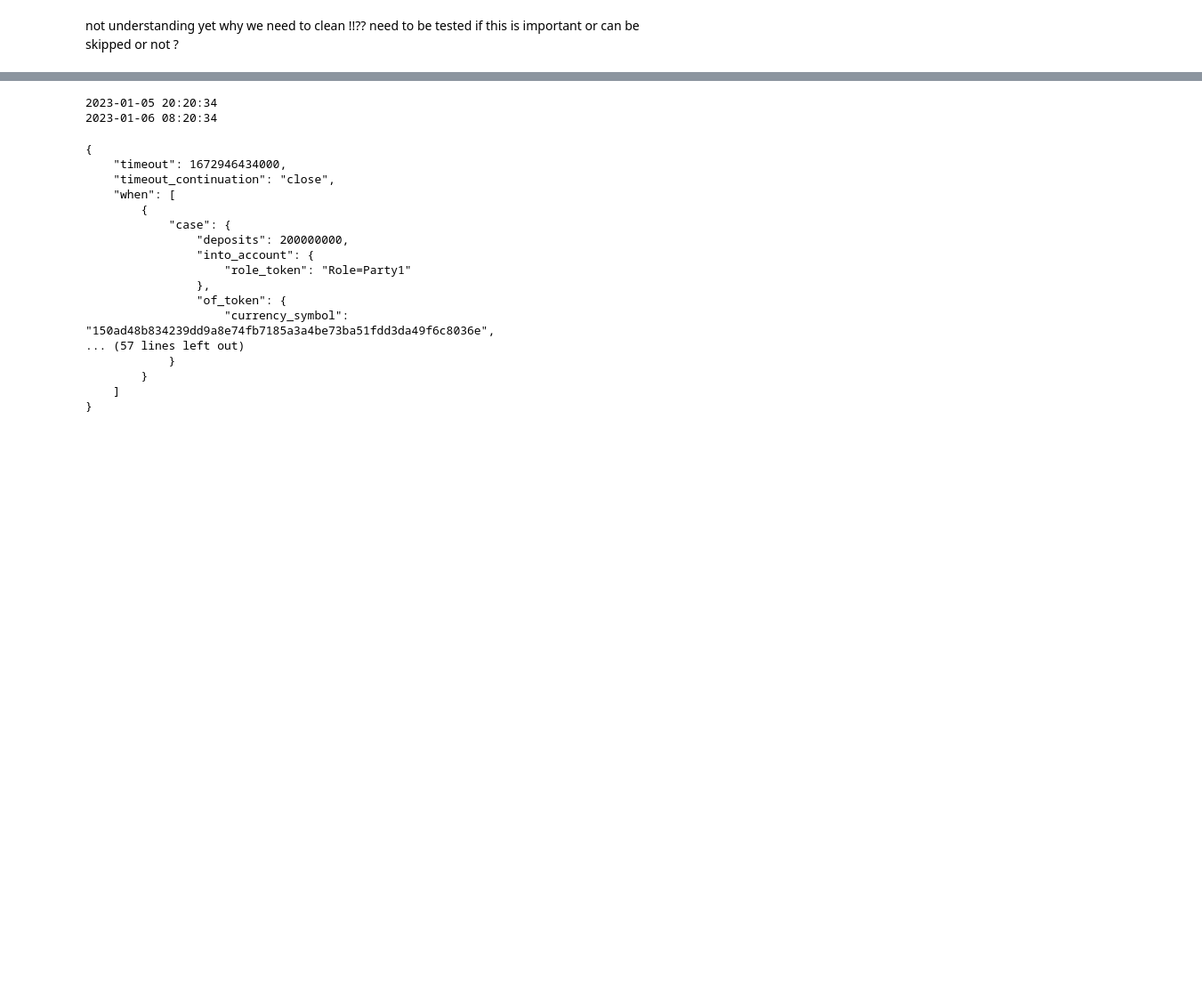
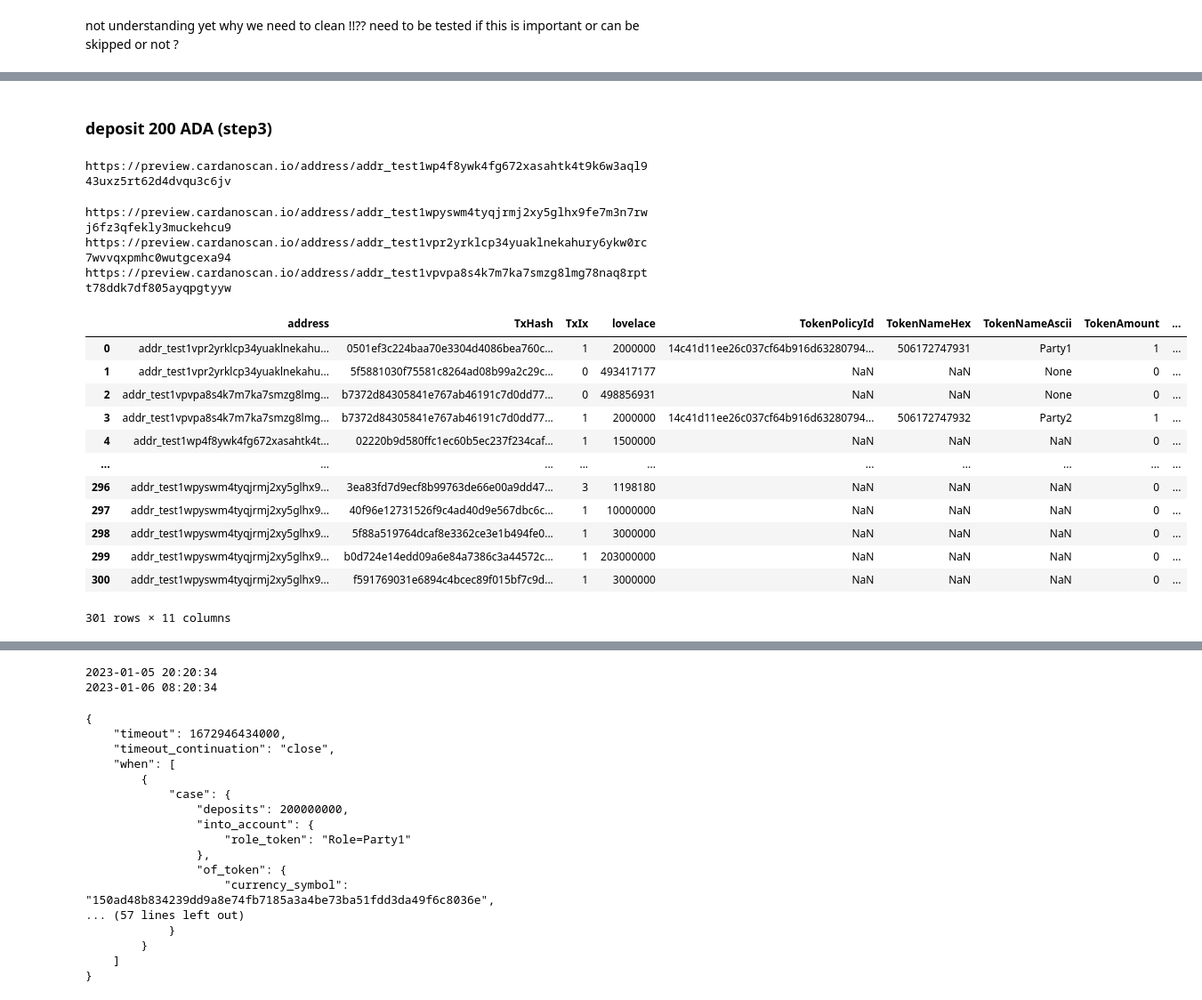
Before and after one commit to littlefish-foundation/cardano-contracts-cookbook, a Jupyter notebook: code/notebooks/howto_cardano_swap_contract.ipynb, the cells around one changed output, grey strips where cells are left out. Shown at 89% size. Cells and saved outputs as stored; diff of their text form; code cells hidden in the pictures; blank space fills up the shorter version.

```diff
--- a/code/notebooks/howto_cardano_swap_contract.ipynb
+++ b/code/notebooks/howto_cardano_swap_contract.ipynb
@@ -1577,0 +1637,57 @@ Execution units:
+# %% [markdown]
+### deposit 200 ADA (step3)
+# %%
+# get the contract address from the smart contract script file
+marloweValidatorAddress = !jq -r '.tx.marloweValidator.address' tx-1.marlowe
+
+# save the address
+CONTRACT_ADDRESS = marloweValidatorAddress[0]
+
+# weblink to the explorer
+print("https://preview.cardanoscan.io/address/"+str(CONTRACT_ADDRESS))
+
+# # automatically open the weblink
+# display(Javascript('window.open("{url}");'.format(url="https://preview.cardanoscan.io/address/"+str(marloweValidatorAddress[0]))))
+# %% [output]
+https://preview.cardanoscan.io/address/addr_test1wp4f8ywk4fg672xasahtk4t9k6w3aql943uxz5rt62d4dvqu3c6jv
+# %%
+# get the redeem address from the smart contract script file
+marloweValidatorAddress = !jq -r '.tx.rolesValidator.address' tx-1.marlowe
+
+# save the address
+REDEEM_ADDRESS = marloweValidatorAddress[0]
+
+# weblink to the explorer
+print("https://preview.cardanoscan.io/address/"+str(REDEEM_ADDRESS))
+
+
+
+# weblink to the explorer for wallet 1
+print("https://preview.cardanoscan.io/address/"+str(PARTY1_ADDRESS))
+
+
+
+# weblink to the explorer for wallet 2
+print("https://preview.cardanoscan.io/address/"+str(PARTY2_ADDRESS))
+
+
+
+# check wallet1, wallet2 and contract, redeem address
+pd.concat([query_df(PARTY1_ADDRESS), query_df(PARTY2_ADDRESS), query_df(CONTRACT_ADDRESS), query_df(REDEEM_ADDRESS)]).reset_index(drop=True)
+# %% [output]
+https://preview.cardanoscan.io/address/addr_test1wpyswm4tyqjrmj2xy5glhx9fe7m3n7rwj6fz3qfekly3muckehcu9
+https://preview.cardanoscan.io/address/addr_test1vpr2yrklcp34yuaklnekahury6ykw0rc7wvvqxpmhc0wutgcexa94
+https://preview.cardanoscan.io/address/addr_test1vpvpa8s4k7m7ka7smzg8lmg78naq8rptt78ddk7df805ayqpgtyyw
+|  | address | TxHash | TxIx | lovelace | TokenPolicyId | TokenNameHex | TokenNameAscii | TokenAmount | ... |
+| 0 | addr_test1vpr2yrklcp34yuaklnekahu... | 0501ef3c224baa70e3304d4086bea760c... | 1 | 2000000 | 14c41d11ee26c037cf64b916d63280794... | 506172747931 | Party1 | 1 | ... |
+| 1 | addr_test1vpr2yrklcp34yuaklnekahu... | 5f5881030f75581c8264ad08b99a2c29c... | 0 | 493417177 | NaN | NaN | None | 0 | ... |
+| 2 | addr_test1vpvpa8s4k7m7ka7smzg8lmg... | b7372d84305841e767ab46191c7d0dd77... | 0 | 498856931 | NaN | NaN | None | 0 | ... |
+| 3 | addr_test1vpvpa8s4k7m7ka7smzg8lmg... | b7372d84305841e767ab46191c7d0dd77... | 1 | 2000000 | 14c41d11ee26c037cf64b916d63280794... | 506172747932 | Party2 | 1 | ... |
+| 4 | addr_test1wp4f8ywk4fg672xasahtk4t... | 02220b9d580ffc1ec60b5ec237f234caf... | 1 | 1500000 | NaN | NaN | NaN | 0 | ... |
+| ... | ... | ... | ... | ... | ... | ... | ... | ... | ... |
+| 296 | addr_test1wpyswm4tyqjrmj2xy5glhx9... | 3ea83fd7d9ecf8b99763de66e00a9dd47... | 3 | 1198180 | NaN | NaN | NaN | 0 | ... |
+| 297 | addr_test1wpyswm4tyqjrmj2xy5glhx9... | 40f96e12731526f9c4ad40d9e567dbc6c... | 1 | 10000000 | NaN | NaN | NaN | 0 | ... |
+| 298 | addr_test1wpyswm4tyqjrmj2xy5glhx9... | 5f88a519764dcaf8e3362ce3e1b494fe0... | 1 | 3000000 | NaN | NaN | NaN | 0 | ... |
+| 299 | addr_test1wpyswm4tyqjrmj2xy5glhx9... | b0d724e14edd09a6e84a7386c3a44572c... | 1 | 203000000 | NaN | NaN | NaN | 0 | ... |
+| 300 | addr_test1wpyswm4tyqjrmj2xy5glhx9... | f591769031e6894c4bcec89f015bf7c9d... | 1 | 3000000 | NaN | NaN | NaN | 0 | ... |
+301 rows × 11 columns
```
Also changed, not shown: parts of 104 cells of this notebook.
